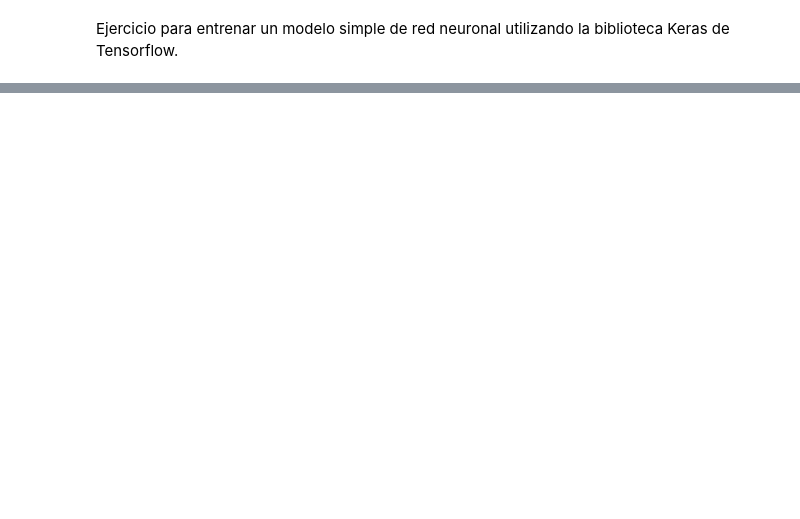
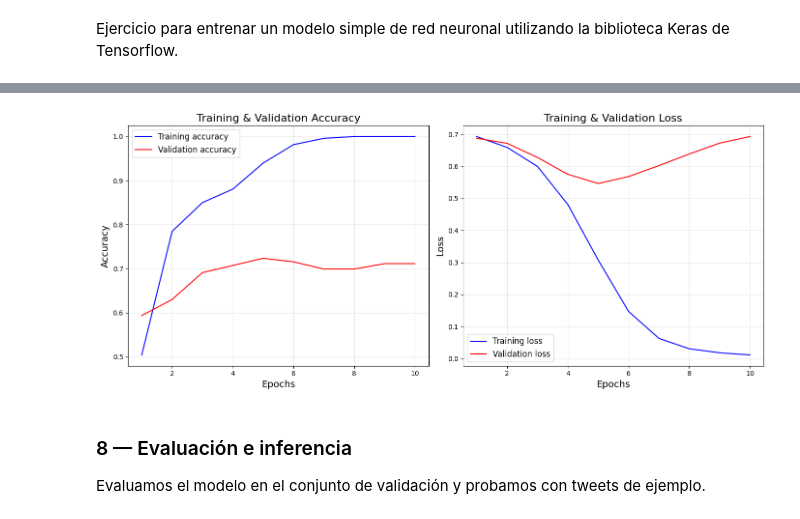
Before and after one commit to Hugo31810/learn-advanced-nlp-deep-learning, a Jupyter notebook: Tema4/Listado1_CNNs/Tema4_Ejercicio2_Listado1_esqueleto.ipynb, the cells around one changed output, grey strips where cells are left out. Drawn from its saved outputs; the diff is of its cells as text; code cells hidden in the pictures; blank space fills up the shorter version.

```diff
--- a/Tema4/Listado1_CNNs/Tema4_Ejercicio2_Listado1_esqueleto.ipynb
+++ b/Tema4/Listado1_CNNs/Tema4_Ejercicio2_Listado1_esqueleto.ipynb
@@ -42,0 +340,8 @@ Distribución de etiquetas: Positivos=613, Negativos=613
+# %%
+model.compile(
+    optimizer='adam',                 # Algoritmo de optimización
+    loss='binary_crossentropy',       # Función de pérdida para clasificación binaria
+    metrics=['accuracy']             # Métrica que se mostrará durante el entrenamiento
+)
+
+print("Modelo compilado correctamente.")
@@ -42,0 +359,11 @@ Distribución de etiquetas: Positivos=613, Negativos=613
+# %%
+history = model.fit(
+    X_train, y_train,
+    epochs=10,                          # Número de pasadas completas por los datos
+    batch_size=32,                      # Muestras por actualización de pesos
+    validation_data=(X_val, y_val),     # Datos de validación para monitorizar el overfitting
+    verbose=1                           # Muestra el progreso en pantalla
+)
+
+print("\nEntrenamiento completado.")
+print(f"Accuracy final en validación: {history.history['val_accuracy'][-1]:.4f}")
@@ -43,29 +397,36 @@ Distribución de etiquetas: Positivos=613, Negativos=613
 # %%
-import matplotlib.pyplot as plt
+history_dict    = history.history
+loss_values     = history_dict['loss']
+val_loss_values = history_dict['val_loss']
+accuracy        = history_dict['accuracy']
+val_accuracy    = history_dict['val_accuracy']
 
-history_dict = history.history
-loss_values = history_dict['loss']
-val_loss_values = history_dict['val_loss']
-accuracy = history_dict['accuracy']
-val_accuracy = history_dict['val_accuracy']
+epochs_range = range(1, len(loss_values) + 1)
+fig, ax = plt.subplots(1, 2, figsize=(14, 6))
 
-epochs = range(1, len(loss_values) + 1)
-fig, ax = plt.subplots(1, 2, figsize=(14, 6))
-#
-# Curva accuracy vs Epochs
-#
-ax[0].plot(epochs, accuracy, 'b', label='Training accuracy')
-ax[0].plot(epochs, val_accuracy, 'red', label='Validation accuracy')
+# ── Curva Accuracy vs Epochs ──────────────────────────────────────────────────
+ax[0].plot(epochs_range, accuracy,     'b',   label='Training accuracy')
+ax[0].plot(epochs_range, val_accuracy, 'red', label='Validation accuracy')
 ax[0].set_title('Training & Validation Accuracy', fontsize=16)
-ax[0].set_xlabel('Epochs', fontsize=16)
-ax[0].set_ylabel('Accuracy', fontsize=16)
-ax[0].legend()
-#
-# Curva loss vs Epochs
-#
-ax[1].plot(epochs, loss_values, 'b', label='Training loss')
-ax[1].plot(epochs, val_loss_values, 'red', label='Validation loss')
+ax[0].set_xlabel('Epochs', fontsize=14)
+ax[0].set_ylabel('Accuracy', fontsize=14)
+ax[0].legend(fontsize=12)
+ax[0].grid(True, alpha=0.3)
+
+# ── Curva Loss vs Epochs ──────────────────────────────────────────────────────
+ax[1].plot(epochs_range, loss_values,     'b',   label='Training loss')
+ax[1].plot(epochs_range, val_loss_values, 'red', label='Validation loss')
 ax[1].set_title('Training & Validation Loss', fontsize=16)
-ax[1].set_xlabel('Epochs', fontsize=16)
-ax[1].set_ylabel('Loss', fontsize=16)
-ax[1].legend()
+ax[1].set_xlabel('Epochs', fontsize=14)
+ax[1].set_ylabel('Loss', fontsize=14)
+ax[1].legend(fontsize=12)
+ax[1].grid(True, alpha=0.3)
+
+plt.tight_layout()
+plt.show()
+# %% [output]
+[figure, added]
+# %% [markdown]
+### 8 — Evaluación e inferencia
+
+Evaluamos el modelo en el conjunto de validación y probamos con tweets de ejemplo.
```
Also changed, not shown: parts of 17 cells of this notebook, 3 other files.
